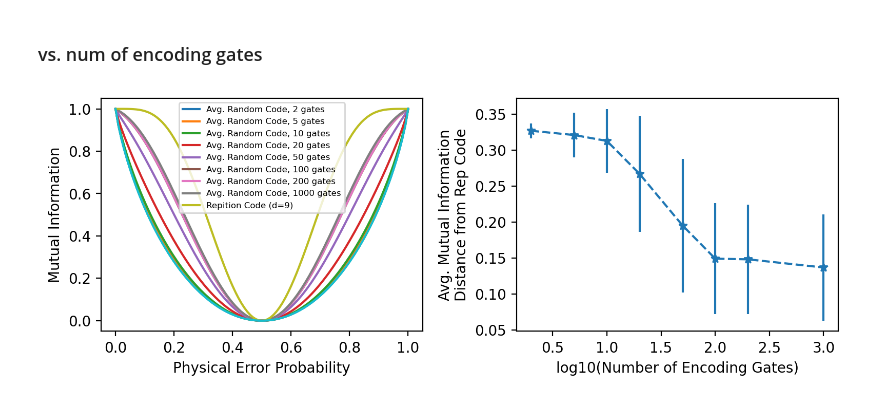
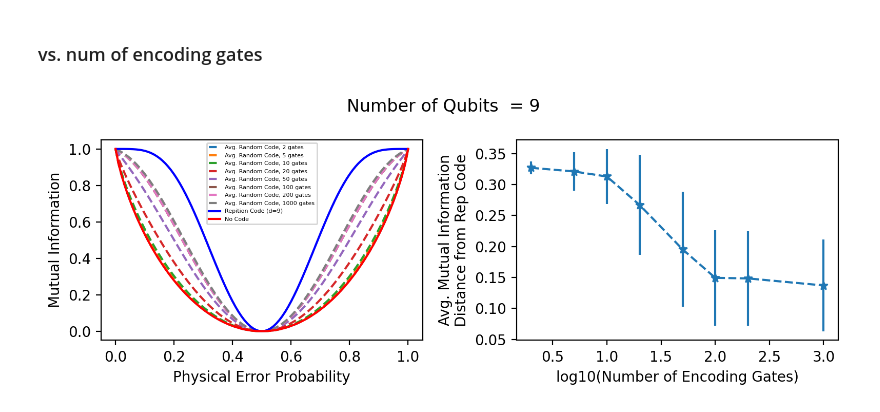
Before and after one commit to snow-apple/random-qec, a Jupyter notebook: mutual_information.ipynb, the cells around one changed output. Drawn from its saved outputs; the diff is of its cells as text; code cells hidden in the pictures.

```diff
--- a/mutual_information.ipynb
+++ b/mutual_information.ipynb
@@ -134,26 +134,28 @@ distance_from_rep_mutual_info_std = np.array([v[1] for v in distance_from_rep_mu
 # %%
 fig, axs = plt.subplots(1,2, figsize=(8,3), dpi=200, squeeze=False)
 ax = axs[0][0]
 
 for ng in num_gates:
-    ax.plot(physical_error_probs, avg_mutual_info[ng], label=f"Avg. Random Code, {ng} gates")
+    ax.plot(physical_error_probs, avg_mutual_info[ng], label=f"Avg. Random Code, {ng} gates", linestyle="--")
 
-ax.plot(physical_error_probs, rep_mutual_info, label=rep_label)
-ax.plot(physical_error_probs, codes["No Code"]["Mutual Information"])
+ax.plot(physical_error_probs, rep_mutual_info, label=rep_label, color="blue")
+ax.plot(physical_error_probs, codes["No Code"]["Mutual Information"], label="No Code", color="red")
 ax.set_xlabel("Physical Error Probability")
 ax.set_ylabel("Mutual Information")
-ax.legend(fontsize=6)
+ax.legend(fontsize=4)
 
 
 ax = axs[0][1]
 
 ax.errorbar(np.log10(num_gates), distance_from_rep_mutual_info_avg, yerr=distance_from_rep_mutual_info_std, fmt="--*")
 ax.set_xlabel("log10(Number of Encoding Gates)")
 ax.set_ylabel("Avg. Mutual Information\nDistance from Rep Code")
 
+fig.suptitle(f"Number of Qubits  = {d}")
+
 fig.tight_layout()
 # %% [output]
-[figure, old version]
+[figure, new version]
 # %%
 distances_mutual_info = {}
 for ng in num_gates:
```
